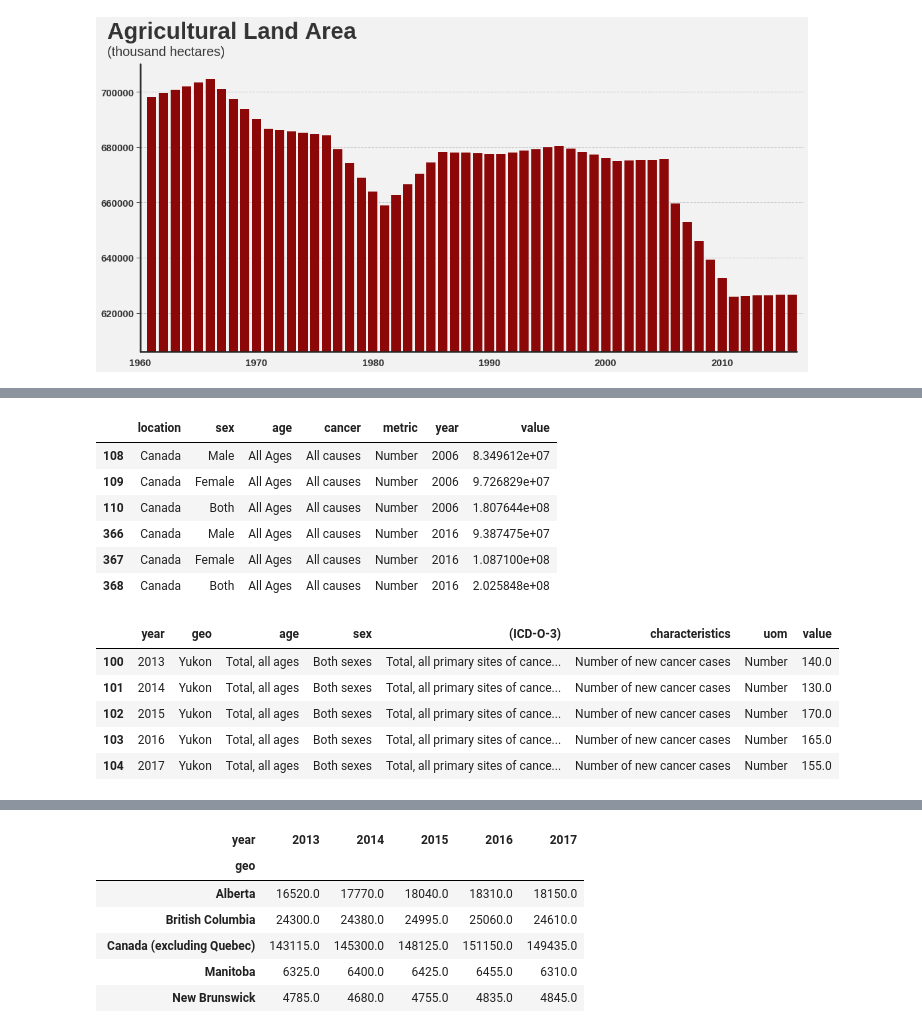
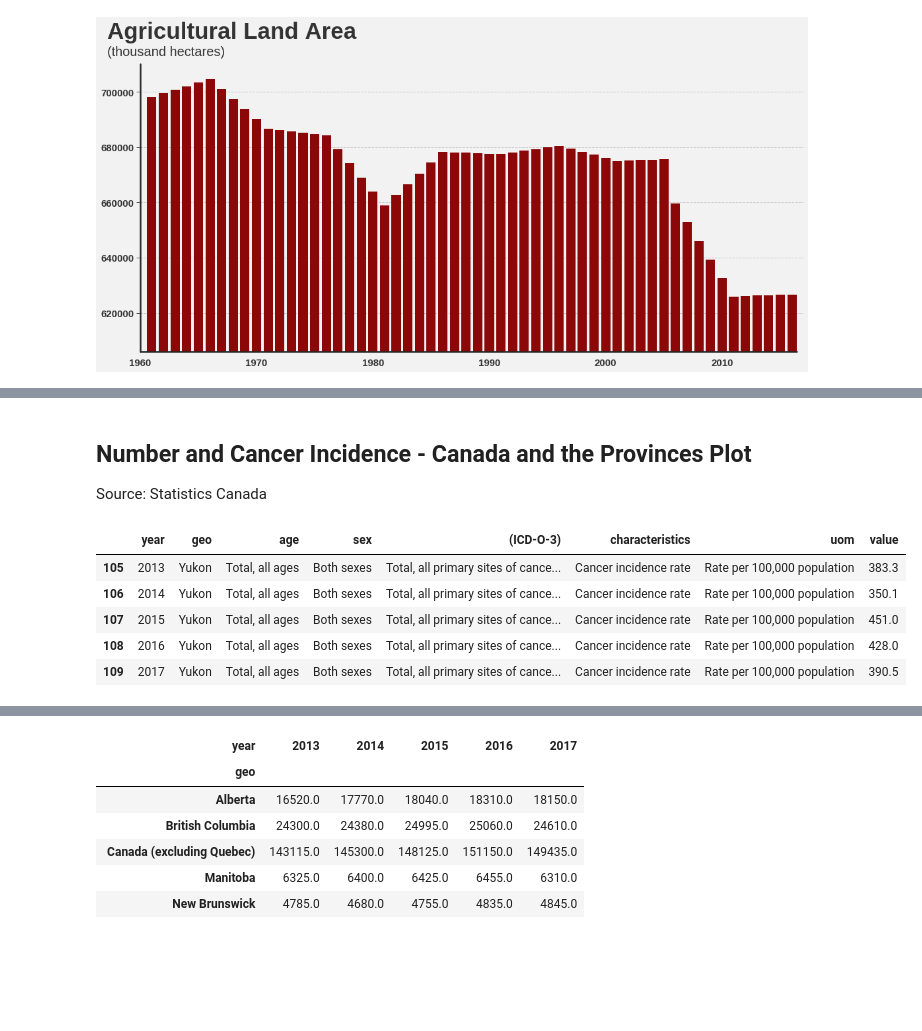
Before and after one commit to Vanagand/DS-Unit-1-Build, a Jupyter notebook: DS_Unit_1_Build.ipynb, the cells around one changed output, grey strips where cells are left out. Drawn from its saved outputs; the diff is of its cells as text; code cells hidden in the pictures; blank space fills up the shorter version.

```diff
--- a/DS_Unit_1_Build.ipynb
+++ b/DS_Unit_1_Build.ipynb
@@ -243,58 +224,49 @@ Name: cancer, dtype: int64
-# %%
-cancer_condition = (cdn_incidence_df['cancer'] == 'All causes') & (cdn_incidence_df['metric'] == 'Number')
-cdn_incidence_all_df = cdn_incidence_df[cancer_condition]
-
-cdn_incidence_all_df
-# %% [output]
-|  | location | sex | age | cancer | metric | year | value |
-| 108 | Canada | Male | All Ages | All causes | Number | 2006 | 8.349612e+07 |
-| 109 | Canada | Female | All Ages | All causes | Number | 2006 | 9.726829e+07 |
-| 110 | Canada | Both | All Ages | All causes | Number | 2006 | 1.807644e+08 |
-| 366 | Canada | Male | All Ages | All causes | Number | 2016 | 9.387475e+07 |
-| 367 | Canada | Female | All Ages | All causes | Number | 2016 | 1.087100e+08 |
-| 368 | Canada | Both | All Ages | All causes | Number | 2016 | 2.025848e+08 |
+# %% [markdown]
+## Number and Cancer Incidence - Canada and the Provinces Plot
+
+Source: Statistics Canada
 # %%
 cdn_cancer_2013_2017_df = pd.read_csv('https://github.com/Vanagand/DS-Unit-1-Build/raw/master/cdn_cancer_2013_2017.csv')
 
-# Isolating cancer incidents by province
+# Isolating cancer incidences by province
 geo_pe = (cdn_cancer_2013_2017_df['geo'] == 'Prince Edward Island') &\
-(cdn_cancer_2013_2017_df['uom'] == 'Number')
+(cdn_cancer_2013_2017_df['uom'] == 'Rate per 100,000 population')
 geo_cdn = (cdn_cancer_2013_2017_df['geo'] == 'Canada (excluding Quebec)') &\
- (cdn_cancer_2013_2017_df['uom'] == 'Number')
+ (cdn_cancer_2013_2017_df['uom'] == 'Rate per 100,000 population')
 geo_sk = (cdn_cancer_2013_2017_df['geo'] == 'Saskatchewan') &\
- (cdn_cancer_2013_2017_df['uom'] == 'Number')
+ (cdn_cancer_2013_2017_df['uom'] == 'Rate per 100,000 population')
 geo_nb = (cdn_cancer_2013_2017_df['geo'] == 'New Brunswick') &\
- (cdn_cancer_2013_2017_df['uom'] == 'Number')
+ (cdn_cancer_2013_2017_df['uom'] == 'Rate per 100,000 population')
 geo_nt = (cdn_cancer_2013_2017_df['geo'] == 'Northwest Territories') &\
- (cdn_cancer_2013_2017_df['uom'] == 'Number')
+ (cdn_cancer_2013_2017_df['uom'] == 'Rate per 100,000 population')
 geo_nu = (cdn_cancer_2013_2017_df['geo'] == 'Nunavut') &\
- (cdn_cancer_2013_2017_df['uom'] == 'Number')
+ (cdn_cancer_2013_2017_df['uom'] == 'Rate per 100,000 population')
 geo_mb = (cdn_cancer_2013_2017_df['geo'] == 'Manitoba') &\
- (cdn_cancer_2013_2017_df['uom'] == 'Number')
+ (cdn_cancer_2013_2017_df['uom'] == 'Rate per 100,000 population')
 geo_ns = (cdn_cancer_2013_2017_df['geo'] == 'Nova Scotia') &\
- (cdn_cancer_2013_2017_df['uom'] == 'Number')
+ (cdn_cancer_2013_2017_df['uom'] == 'Rate per 100,000 population')
 geo_on = (cdn_cancer_2013_2017_df['geo'] == 'Ontario') &\
- (cdn_cancer_2013_2017_df['uom'] == 'Number')
+ (cdn_cancer_2013_2017_df['uom'] == 'Rate per 100,000 population')
 geo_nl = (cdn_cancer_2013_2017_df['geo'] == 'Newfoundland and Labrador') &\
- (cdn_cancer_2013_2017_df['uom'] == 'Number')
+ (cdn_cancer_2013_2017_df['uom'] == 'Rate per 100,000 population')
 geo_bc = (cdn_cancer_2013_2017_df['geo'] == 'British Columbia') &\
- (cdn_cancer_2013_2017_df['uom'] == 'Number')
+ (cdn_cancer_2013_2017_df['uom'] == 'Rate per 100,000 population')
 geo_ab = (cdn_cancer_2013_2017_df['geo'] == 'Alberta') &\
- (cdn_cancer_2013_2017_df['uom'] == 'Number')
+ (cdn_cancer_2013_2017_df['uom'] == 'Rate per 100,000 population')
 geo_yt = (cdn_cancer_2013_2017_df['geo'] == 'Yukon') &\
- (cdn_cancer_2013_2017_df['uom'] == 'Number')
+ (cdn_cancer_2013_2017_df['uom'] == 'Rate per 100,000 population')
 geo_all = (cdn_cancer_2013_2017_df['geo'] != 'Canada (excluding Quebec)') &\
- (cdn_cancer_2013_2017_df['uom'] == 'Number')
+ (cdn_cancer_2013_2017_df['uom'] == 'Rate per 100,000 population')
 
 all_cdn = cdn_cancer_2013_2017_df[geo_all]
 
 cdn_cancer_2013_2017_df[geo_yt]
 # %% [output]
 |  | year | geo | age | sex | (ICD-O-3) | characteristics | uom | value |
-| 100 | 2013 | Yukon | Total, all ages | Both sexes | Total, all primary sites of cance... | Number of new cancer cases | Number | 140.0 |
-| 101 | 2014 | Yukon | Total, all ages | Both sexes | Total, all primary sites of cance... | Number of new cancer cases | Number | 130.0 |
-| 102 | 2015 | Yukon | Total, all ages | Both sexes | Total, all primary sites of cance... | Number of new cancer cases | Number | 170.0 |
-| 103 | 2016 | Yukon | Total, all ages | Both sexes | Total, all primary sites of cance... | Number of new cancer cases | Number | 165.0 |
-| 104 | 2017 | Yukon | Total, all ages | Both sexes | Total, all primary sites of cance... | Number of new cancer cases | Number | 155.0 |
+| 105 | 2013 | Yukon | Total, all ages | Both sexes | Total, all primary sites of cance... | Cancer incidence rate | Rate per 100,000 population | 383.3 |
+| 106 | 2014 | Yukon | Total, all ages | Both sexes | Total, all primary sites of cance... | Cancer incidence rate | Rate per 100,000 population | 350.1 |
+| 107 | 2015 | Yukon | Total, all ages | Both sexes | Total, all primary sites of cance... | Cancer incidence rate | Rate per 100,000 population | 451.0 |
+| 108 | 2016 | Yukon | Total, all ages | Both sexes | Total, all primary sites of cance... | Cancer incidence rate | Rate per 100,000 population | 428.0 |
+| 109 | 2017 | Yukon | Total, all ages | Both sexes | Total, all primary sites of cance... | Cancer incidence rate | Rate per 100,000 population | 390.5 |
 # %%
 geo_province = (cdn_cancer_2013_2017_df['geo'] != 'Canada (excluding Quebec)') &\
```
Also changed, not shown: parts of 13 cells of this notebook.
